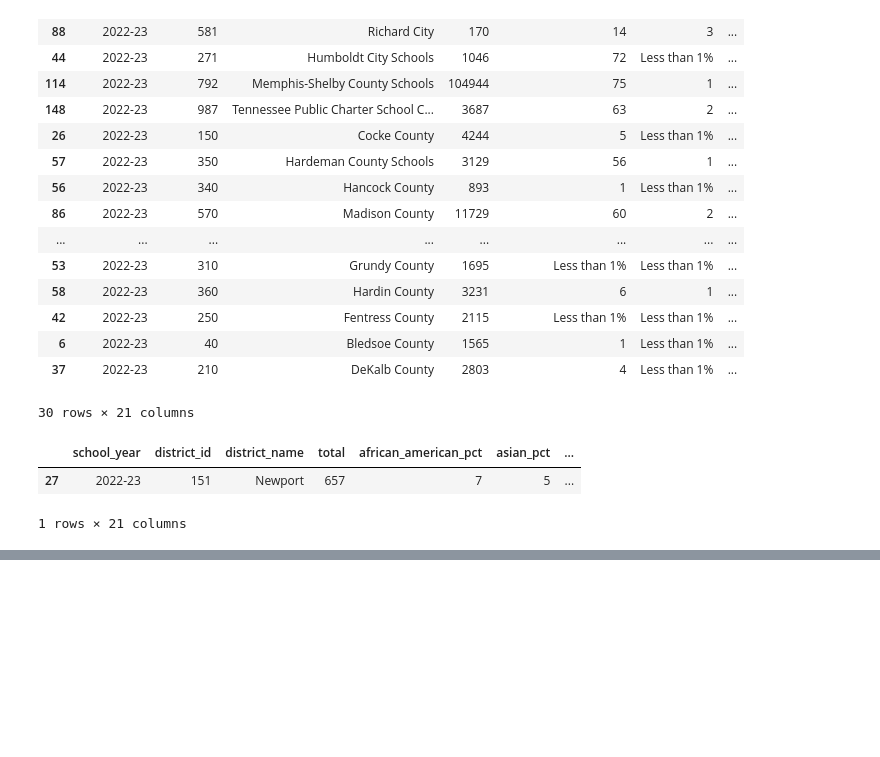
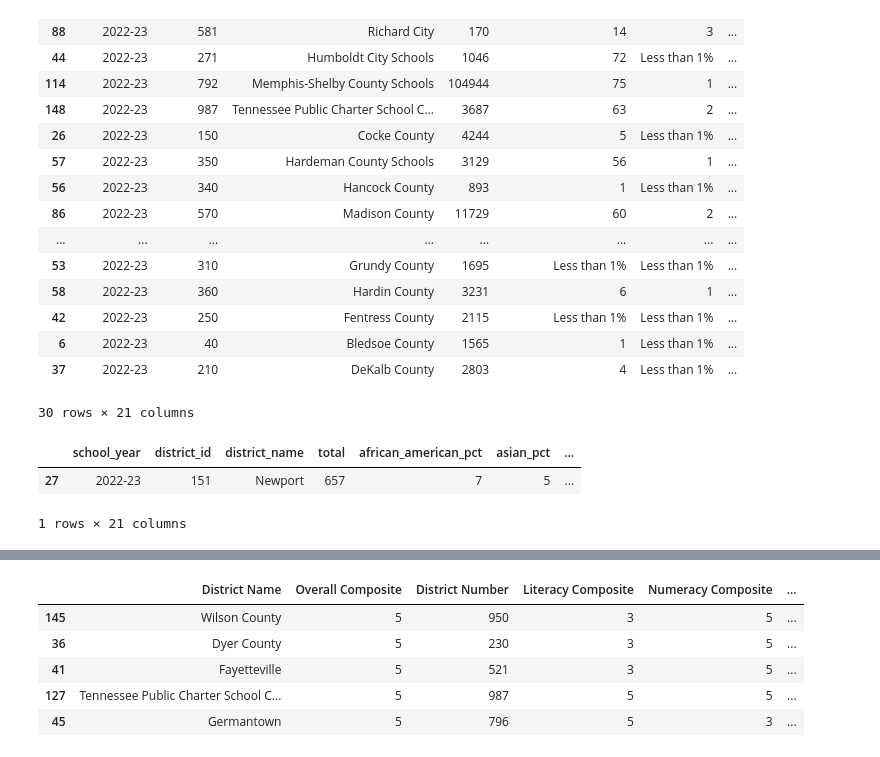
Before and after one commit to jmcapps/education_capstone, a Jupyter notebook: notebooks/test.ipynb, the cells around one changed output, grey strips where cells are left out. Saved outputs shown, nothing was run; the diff lists cells and outputs as text; code cells hidden in the pictures; blank space fills up the shorter version.

```diff
--- a/notebooks/test.ipynb
+++ b/notebooks/test.ipynb
@@ -702,0 +1092,9 @@ largest_pct_exceed
+# %%
+sorted_tvaas_overall.head()
+# %% [output]
+|  | District Name | Overall Composite | District Number | Literacy Composite | Numeracy Composite | ... |
+| 145 | Wilson County | 5 | 950 | 3 | 5 | ... |
+| 36 | Dyer County | 5 | 230 | 3 | 5 | ... |
+| 41 | Fayetteville | 5 | 521 | 3 | 5 | ... |
+| 127 | Tennessee Public Charter School C... | 5 | 987 | 5 | 5 | ... |
+| 45 | Germantown | 5 | 796 | 5 | 3 | ... |
```
Also changed, not shown: parts of 86 cells of this notebook, 2 other files.
